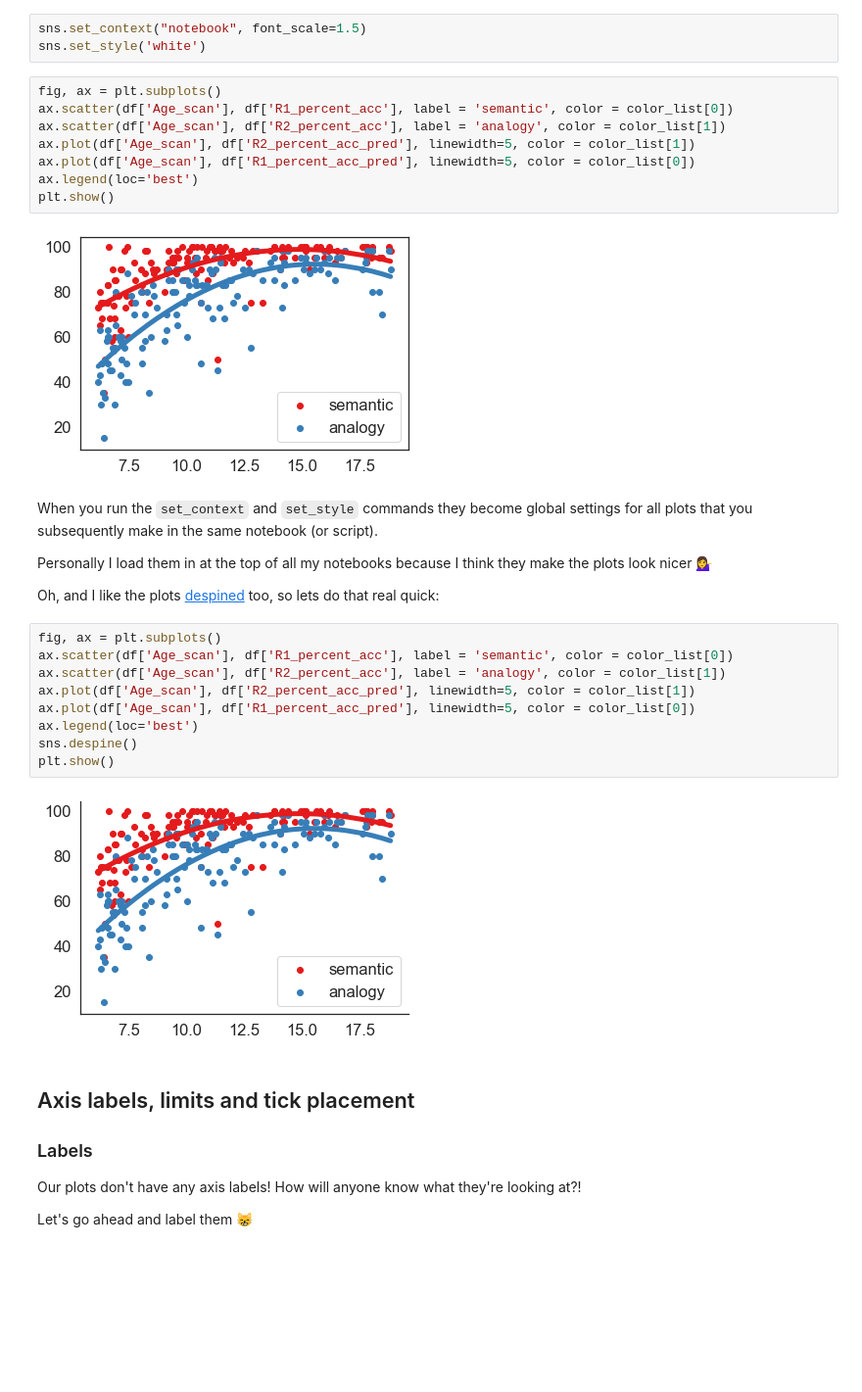
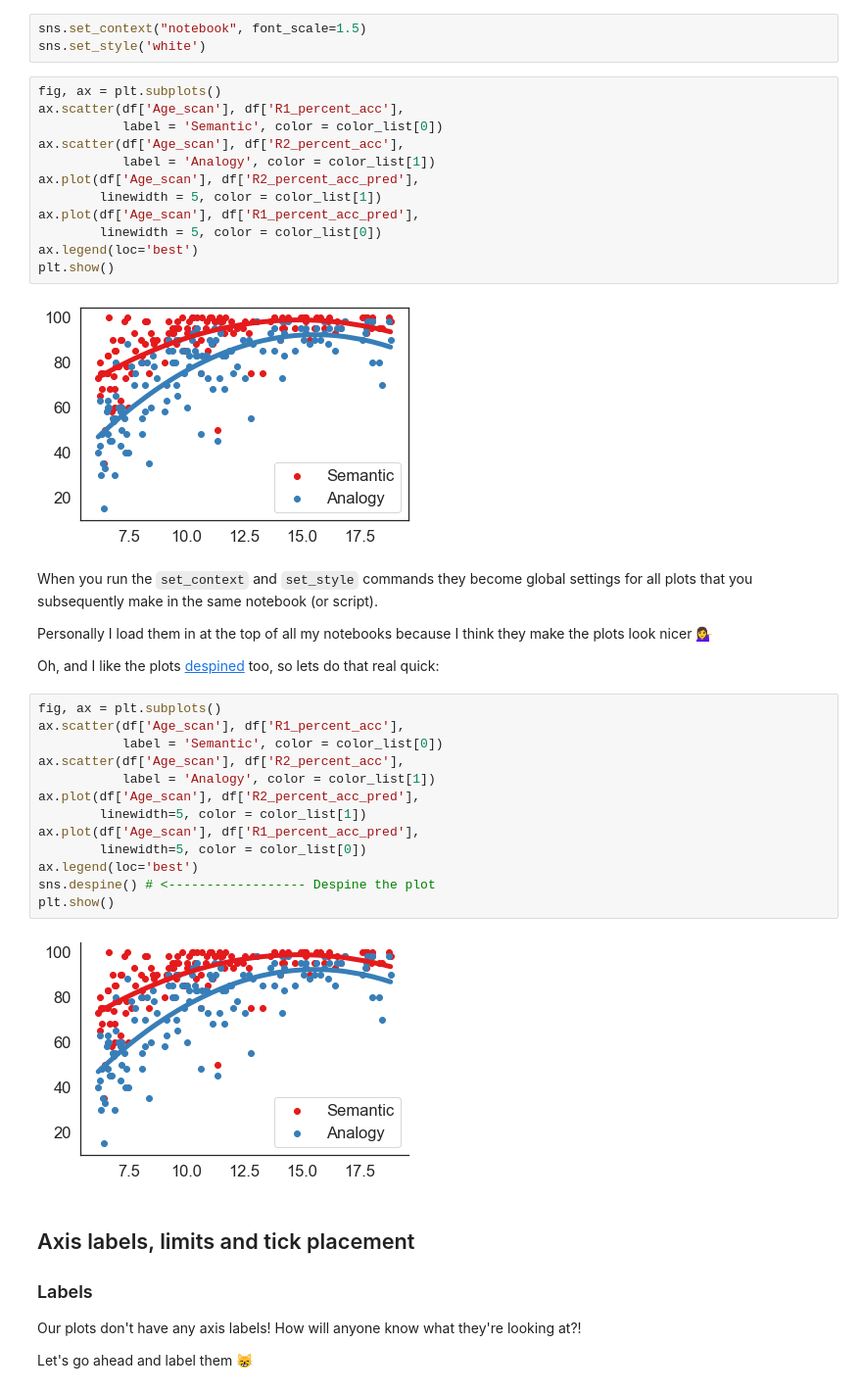
Before and after one commit to KirstieJane/NH19-Visualization, a Jupyter notebook: DataViz_Scatter.ipynb, the cells around one changed output. Shown at 98% size. Cells and saved outputs as stored; diff of their text form; blank space fills up the shorter version.

```diff
--- a/DataViz_Scatter.ipynb
+++ b/DataViz_Scatter.ipynb
@@ -514,14 +530,18 @@ sns.set_context("notebook", font_scale=1.5)
 sns.set_style('white')
 # %%
 fig, ax = plt.subplots()
-ax.scatter(df['Age_scan'], df['R1_percent_acc'], label = 'semantic', color = color_list[0])
-ax.scatter(df['Age_scan'], df['R2_percent_acc'], label = 'analogy', color = color_list[1])
-ax.plot(df['Age_scan'], df['R2_percent_acc_pred'], linewidth=5, color = color_list[1])
-ax.plot(df['Age_scan'], df['R1_percent_acc_pred'], linewidth=5, color = color_list[0])
+ax.scatter(df['Age_scan'], df['R1_percent_acc'],
+           label = 'Semantic', color = color_list[0])
+ax.scatter(df['Age_scan'], df['R2_percent_acc'],
+           label = 'Analogy', color = color_list[1])
+ax.plot(df['Age_scan'], df['R2_percent_acc_pred'],
+        linewidth = 5, color = color_list[1])
+ax.plot(df['Age_scan'], df['R1_percent_acc_pred'],
+        linewidth = 5, color = color_list[0])
 ax.legend(loc='best')
 plt.show()
 # %% [output]
-[figure, old version]
+[figure, new version]
 # %% [markdown]
 When you run the `set_context` and `set_style` commands they become global settings for all plots that you subsequently make in the same notebook (or script).
 
@@ -530,15 +550,19 @@ Personally I load them in at the top of all my notebooks because I think they ma
 Oh, and I like the plots [despined](https://seaborn.pydata.org/tutorial/aesthetics.html#removing-axes-spines) too, so lets do that real quick:
 # %%
 fig, ax = plt.subplots()
-ax.scatter(df['Age_scan'], df['R1_percent_acc'], label = 'semantic', color = color_list[0])
-ax.scatter(df['Age_scan'], df['R2_percent_acc'], label = 'analogy', color = color_list[1])
-ax.plot(df['Age_scan'], df['R2_percent_acc_pred'], linewidth=5, color = color_list[1])
-ax.plot(df['Age_scan'], df['R1_percent_acc_pred'], linewidth=5, color = color_list[0])
+ax.scatter(df['Age_scan'], df['R1_percent_acc'],
+           label = 'Semantic', color = color_list[0])
+ax.scatter(df['Age_scan'], df['R2_percent_acc'],
+           label = 'Analogy', color = color_list[1])
+ax.plot(df['Age_scan'], df['R2_percent_acc_pred'],
+        linewidth=5, color = color_list[1])
+ax.plot(df['Age_scan'], df['R1_percent_acc_pred'],
+        linewidth=5, color = color_list[0])
 ax.legend(loc='best')
-sns.despine()
+sns.despine() # <------------------ Despine the plot
 plt.show()
 # %% [output]
-[figure, old version]
+[figure, new version]
 # %% [markdown]
 ## Axis labels, limits and tick placement
 
```
Also changed, not shown: parts of 35 cells of this notebook.
